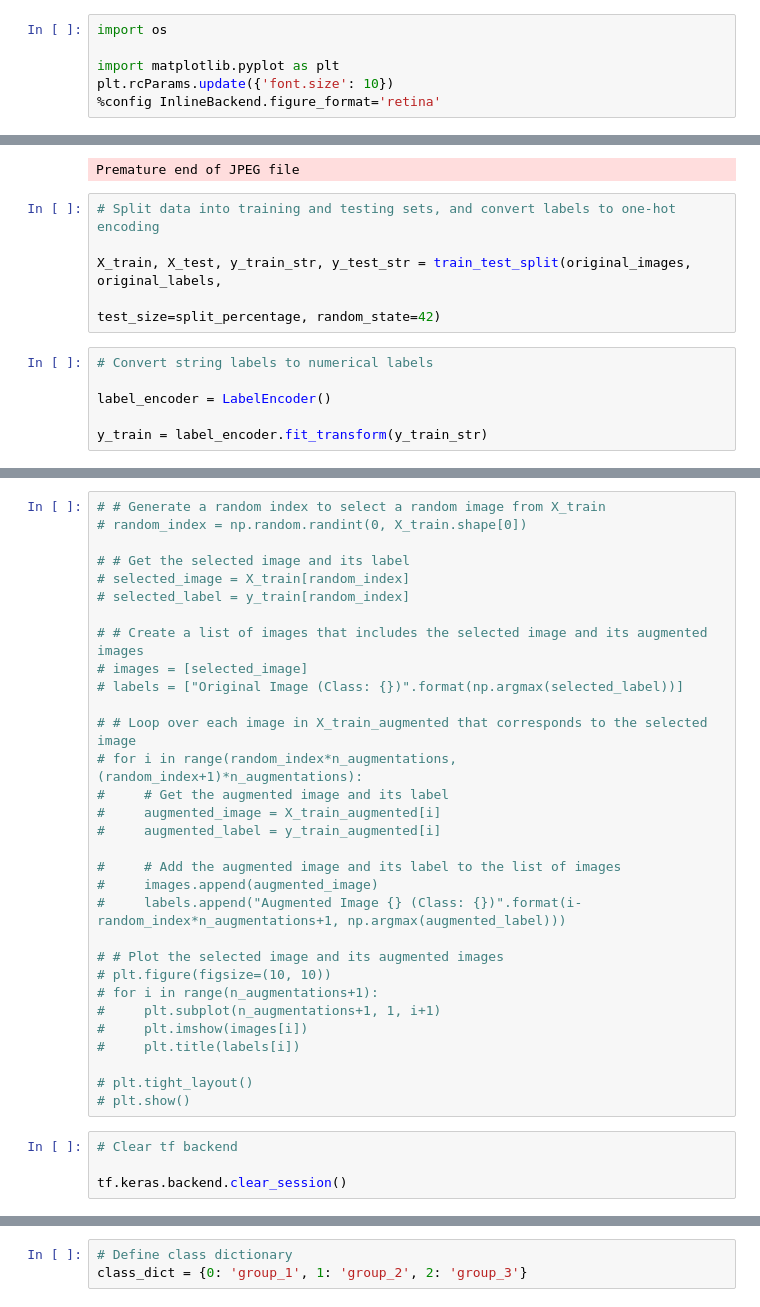
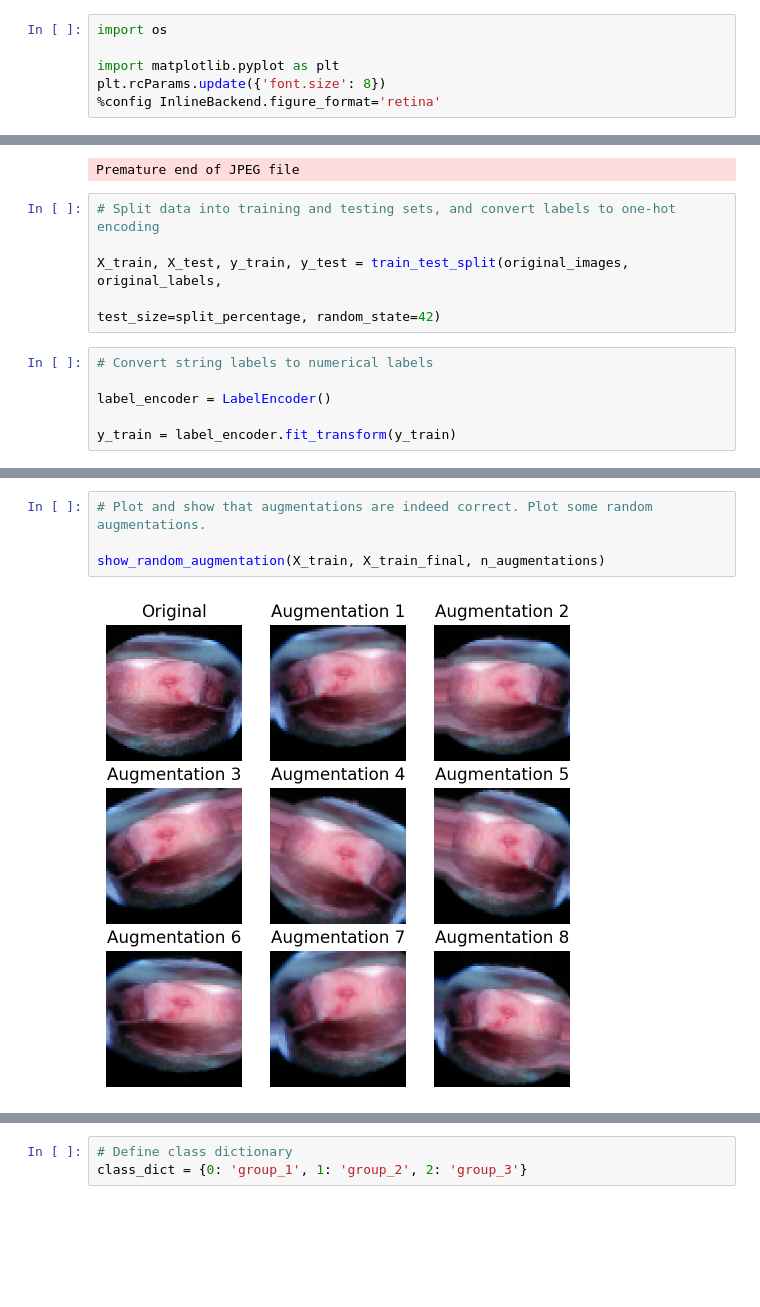
Before and after one commit to ajinkya-kulkarni/CervicalCancerPredictor, a Jupyter notebook: workflow.ipynb, the cells around one changed output, grey strips where cells are left out. Saved outputs shown, nothing was run; the diff lists cells and outputs as text; blank space fills up the shorter version.

```diff
--- a/workflow.ipynb
+++ b/workflow.ipynb
@@ -4,7 +6,7 @@ import numpy as np
 import os
 
 import matplotlib.pyplot as plt
-plt.rcParams.update({'font.size': 10})
+plt.rcParams.update({'font.size': 8})
 %config InlineBackend.figure_format='retina'
 # %%
 os.environ['TF_CPP_MIN_LOG_LEVEL'] = '2'
@@ -35,14 +35,14 @@ Premature end of JPEG file
 # %%
 # Split data into training and testing sets, and convert labels to one-hot encoding
 
-X_train, X_test, y_train_str, y_test_str = train_test_split(original_images, original_labels,
+X_train, X_test, y_train, y_test = train_test_split(original_images, original_labels,
                                                             test_size=split_percentage, random_state=42)
 # %%
 # Convert string labels to numerical labels
 
 label_encoder = LabelEncoder()
 
-y_train = label_encoder.fit_transform(y_train_str)
+y_train = label_encoder.fit_transform(y_train)
 # %%
 # Convert labels to one-hot encoding
 
@@ -96,38 +57,9 @@ y_train_final = np.concatenate((y_train, y_train_augmented))
-# %%
-# # Generate a random index to select a random image from X_train
-# random_index = np.random.randint(0, X_train.shape[0])
-
-# # Get the selected image and its label
-# selected_image = X_train[random_index]
-# selected_label = y_train[random_index]
-
-# # Create a list of images that includes the selected image and its augmented images
-# images = [selected_image]
-# labels = ["Original Image (Class: {})".format(np.argmax(selected_label))]
-
-# # Loop over each image in X_train_augmented that corresponds to the selected image
-# for i in range(random_index*n_augmentations, (random_index+1)*n_augmentations):
-#     # Get the augmented image and its label
-#     augmented_image = X_train_augmented[i]
-#     augmented_label = y_train_augmented[i]
-
-#     # Add the augmented image and its label to the list of images
-#     images.append(augmented_image)
-#     labels.append("Augmented Image {} (Class: {})".format(i-random_index*n_augmentations+1, np.argmax(augmented_label)))
-
-# # Plot the selected image and its augmented images
-# plt.figure(figsize=(10, 10))
-# for i in range(n_augmentations+1):
-#     plt.subplot(n_augmentations+1, 1, i+1)
-#     plt.imshow(images[i])
-#     plt.title(labels[i])
-
-# plt.tight_layout()
-# plt.show()
-# %%
-# Clear tf backend
-
-tf.keras.backend.clear_session()
+# %%
+# Plot and show that augmentations are indeed correct. Plot some random augmentations.
+
+show_random_augmentation(X_train, X_train_final, n_augmentations)
+# %% [output]
+[figure, added]
 # %%
 # input_shape = X_train.shape[1:]
 # model = create_model(input_shape, num_classes, learning_rate)
```
Also changed, not shown: parts of 13 cells of this notebook, 2 other files.
